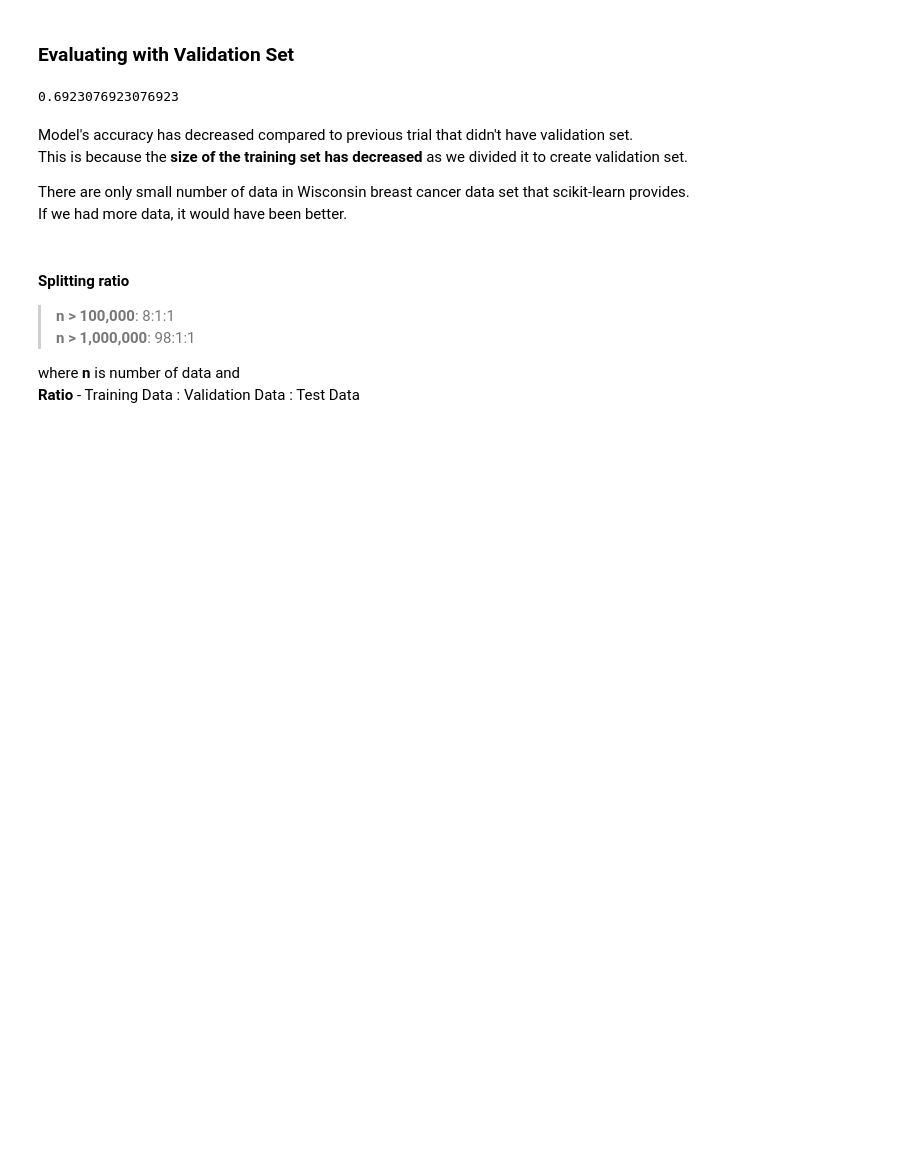
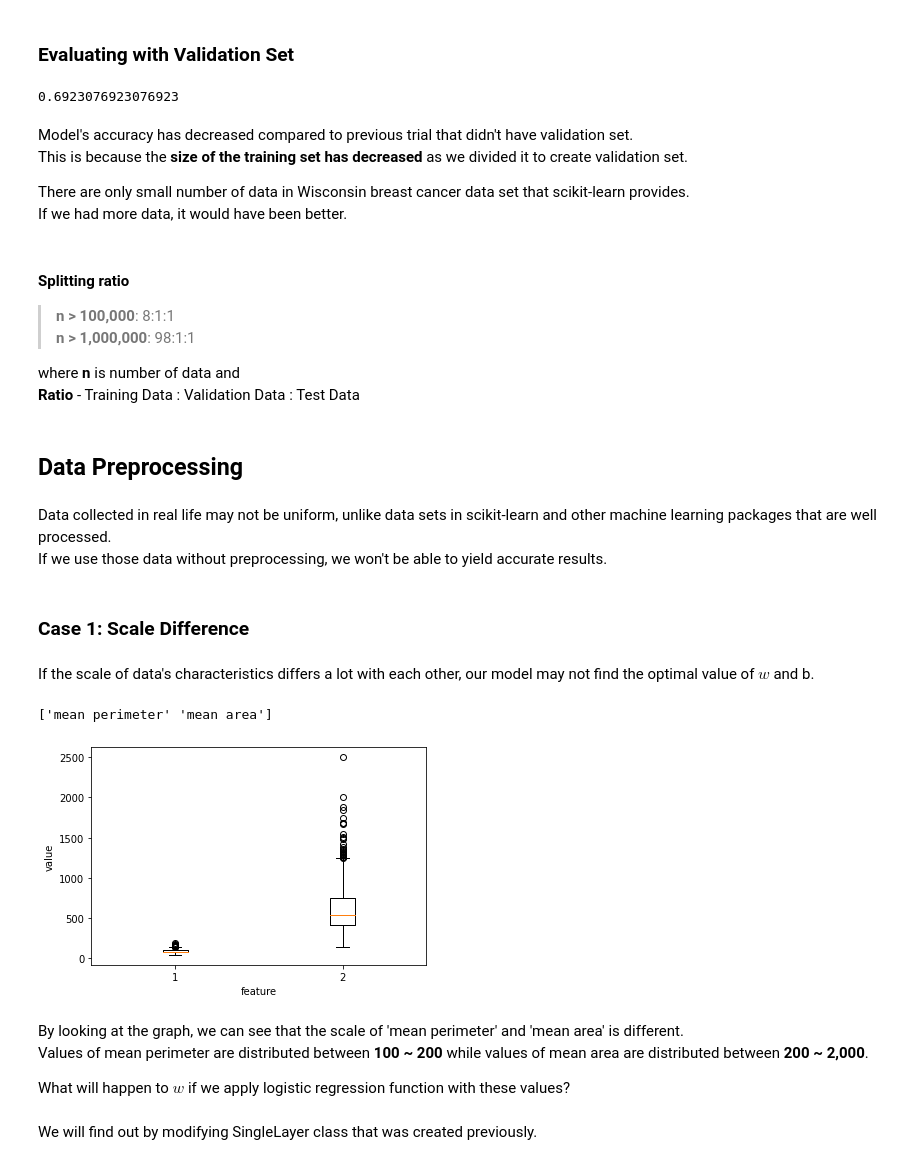
Before and after one commit to hwuiwon/ml-study, a Jupyter notebook: Using_scikit_learn.ipynb, the cells around one changed output. Saved outputs shown, nothing was run; the diff lists cells and outputs as text; code cells hidden in the pictures; blank space fills up the shorter version.

Commit message:
Added content: data preprocessing-standarization

```diff
--- a/Using_scikit_learn.ipynb
+++ b/Using_scikit_learn.ipynb
@@ -312,3 +312,26 @@ There are only small number of data in Wisconsin breast cancer data set that sci
 
 where **n** is number of data and<br>
 **Ratio** - Training Data : Validation Data : Test Data
+# %% [markdown]
+## **Data Preprocessing**
+# %% [markdown]
+Data collected in real life may not be uniform, unlike data sets in scikit-learn and other machine learning packages that are well processed.<br>If we use those data without preprocessing, we won't be able to yield accurate results.
+# %% [markdown]
+### **Case 1: Scale Difference**
+# %% [markdown]
+If the scale of data's characteristics differs a lot with each other, our model may not find  the optimal value of $w$ and b.
+# %%
+print(cancer.feature_names[[2, 3]])
+plt.boxplot(x_train[:, 2:4])
+plt.xlabel('feature')
+plt.ylabel('value')
+plt.show()
+# %% [output]
+['mean perimeter' 'mean area']
+[figure, added]
+# %% [markdown]
+By looking at the graph, we can see that the scale of 'mean perimeter' and 'mean area' is different.<br>Values of mean perimeter are distributed between **100 ~ 200** while values of mean area are distributed between **200 ~ 2,000**.
+
+What will happen to $w$ if we apply logistic regression function with these values?
+# %% [markdown]
+We will find out by modifying SingleLayer class that was created previously.
```
Also changed, not shown: parts of 18 cells of this notebook.
